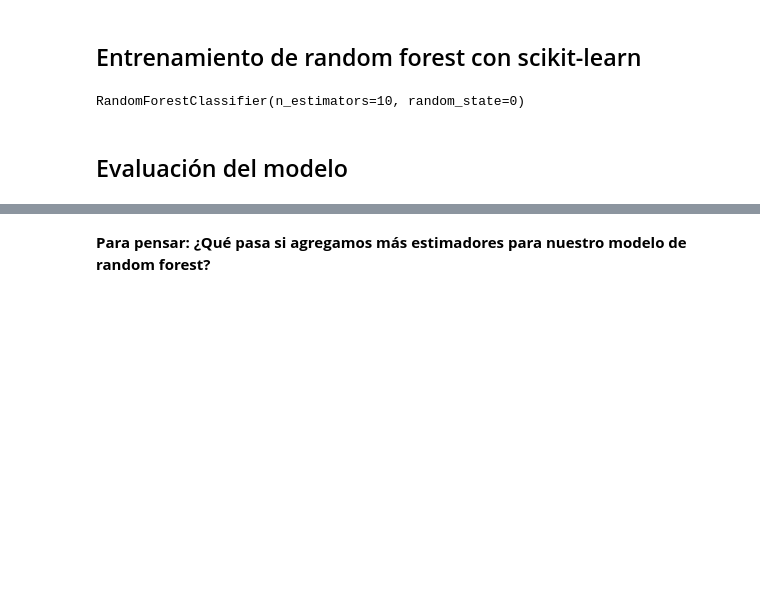
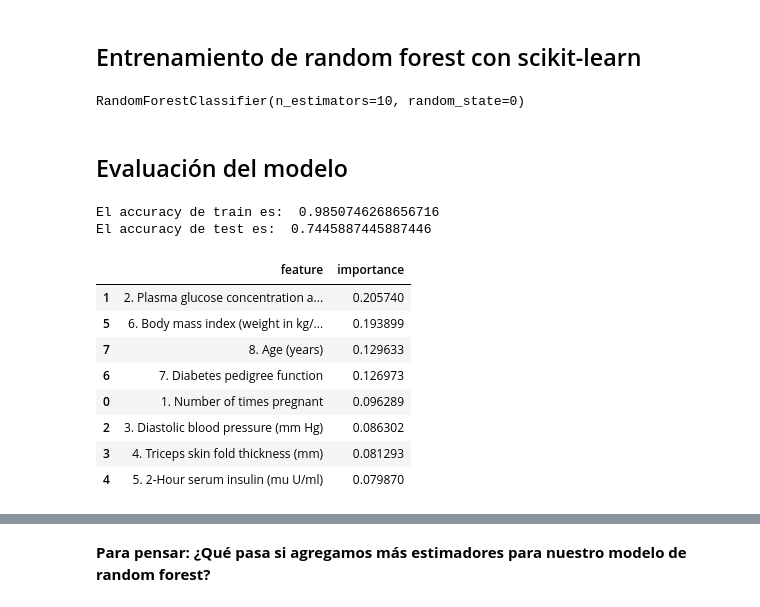
Before and after one commit to electrojam/Curso-de-Decision-Trees-y-Random-Forest-con-Python-y-scikit-learn, a Jupyter notebook: primer_random_forest.ipynb, the cells around one changed output, grey strips where cells are left out. Drawn from its saved outputs; the diff is of its cells as text; code cells hidden in the pictures; blank space fills up the shorter version.

```diff
--- a/primer_random_forest.ipynb
+++ b/primer_random_forest.ipynb
@@ -121,9 +121,16 @@ y_test_pred = random_forest.predict(X_test)
 ## Evaluación del modelo
 # %%
 #Calculo de metricas
-
+from sklearn.metrics import accuracy_score
 
 #Calculo el accuracy en Train
-
+train_accuracy = accuracy_score(y_train, y_train_pred)
 
 #Calculo el accuracy en Test
+test_accuracy = accuracy_score(y_test, y_test_pred)
+
+print('El accuracy de train es: ', train_accuracy)
+print('El accuracy de test es: ', test_accuracy)
+# %% [output]
+El accuracy de train es:  0.9850746268656716
+El accuracy de test es:  0.7445887445887446
@@ -133,0 +137,17 @@ y_test_pred = random_forest.predict(X_test)
+# %%
+#Verificamos el feature importances
+feature_importances_df = pd.DataFrame(
+    {'feature': list(X.columns), 'importance': random_forest.feature_importances_}).sort_values('importance', ascending=False)
+
+# Mostrar
+feature_importances_df
+# %% [output]
+|  | feature | importance |
+| 1 | 2. Plasma glucose concentration a... | 0.205740 |
+| 5 | 6. Body mass index (weight in kg/... | 0.193899 |
+| 7 | 8. Age (years) | 0.129633 |
+| 6 | 7. Diabetes pedigree function | 0.126973 |
+| 0 | 1. Number of times pregnant | 0.096289 |
+| 2 | 3. Diastolic blood pressure (mm Hg) | 0.086302 |
+| 3 | 4. Triceps skin fold thickness (mm) | 0.081293 |
+| 4 | 5. 2-Hour serum insulin (mu U/ml) | 0.079870 |
```
Also changed, not shown: parts of 5 cells of this notebook.
